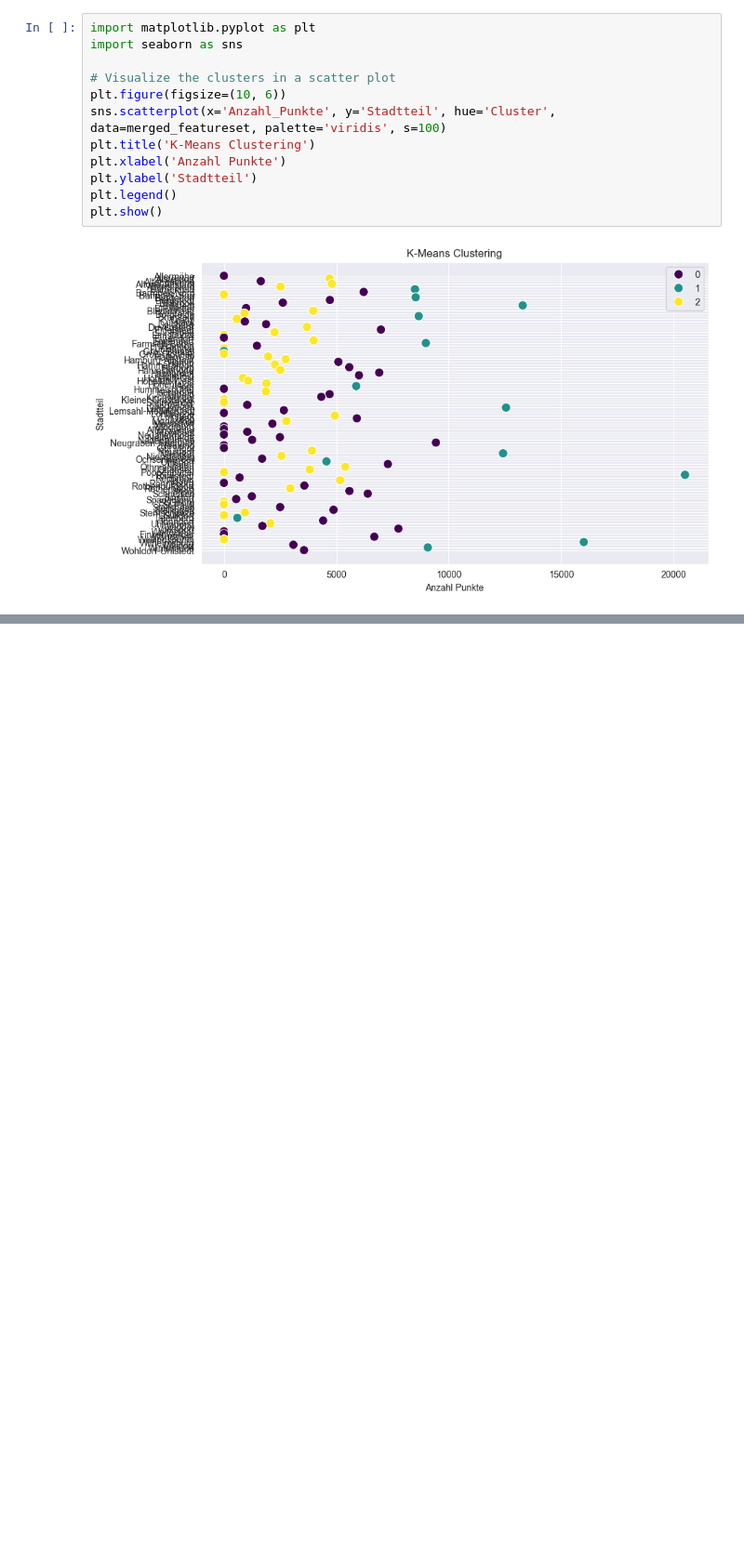
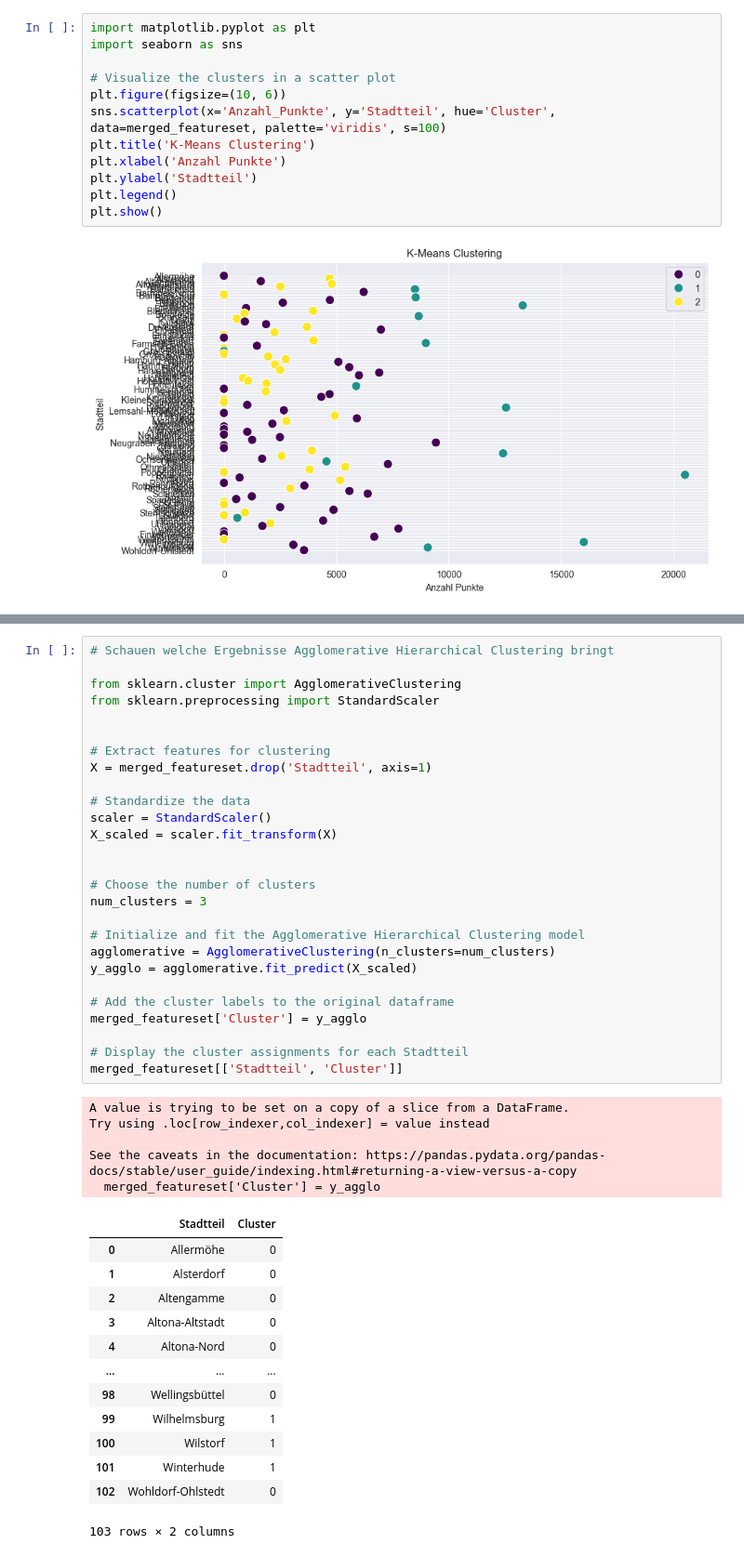
Before and after one commit to Hberto/Move-in-Assistance, a Jupyter notebook: classification_kmeans.ipynb, the cells around one changed output, grey strips where cells are left out. Shown at 93% size. Saved outputs shown, nothing was run; the diff lists cells and outputs as text; blank space fills up the shorter version.

```diff
--- a/classification_kmeans.ipynb
+++ b/classification_kmeans.ipynb
@@ -117,0 +118,46 @@ sns.heatmap(corr,
+# %%
+# Schauen welche Ergebnisse Agglomerative Hierarchical Clustering bringt
+
+from sklearn.cluster import AgglomerativeClustering
+from sklearn.preprocessing import StandardScaler
+
+
+# Extract features for clustering
+X = merged_featureset.drop('Stadtteil', axis=1)
+
+# Standardize the data
+scaler = StandardScaler()
+X_scaled = scaler.fit_transform(X)
+
+
+# Choose the number of clusters
+num_clusters = 3
+
+# Initialize and fit the Agglomerative Hierarchical Clustering model
+agglomerative = AgglomerativeClustering(n_clusters=num_clusters)
+y_agglo = agglomerative.fit_predict(X_scaled)
+
+# Add the cluster labels to the original dataframe
+merged_featureset['Cluster'] = y_agglo
+
+# Display the cluster assignments for each Stadtteil
+merged_featureset[['Stadtteil', 'Cluster']]
+# %% [output]
+A value is trying to be set on a copy of a slice from a DataFrame.
+Try using .loc[row_indexer,col_indexer] = value instead
+
+See the caveats in the documentation: https://pandas.pydata.org/pandas-docs/stable/user_guide/indexing.html#returning-a-view-versus-a-copy
+  merged_featureset['Cluster'] = y_agglo
+|  | Stadtteil | Cluster |
+| 0 | Allermöhe | 0 |
+| 1 | Alsterdorf | 0 |
+| 2 | Altengamme | 0 |
+| 3 | Altona-Altstadt | 0 |
+| 4 | Altona-Nord | 0 |
+| ... | ... | ... |
+| 98 | Wellingsbüttel | 0 |
+| 99 | Wilhelmsburg | 1 |
+| 100 | Wilstorf | 1 |
+| 101 | Winterhude | 1 |
+| 102 | Wohldorf-Ohlstedt | 0 |
+103 rows × 2 columns
```
Also changed, not shown: parts of 3 cells of this notebook.
